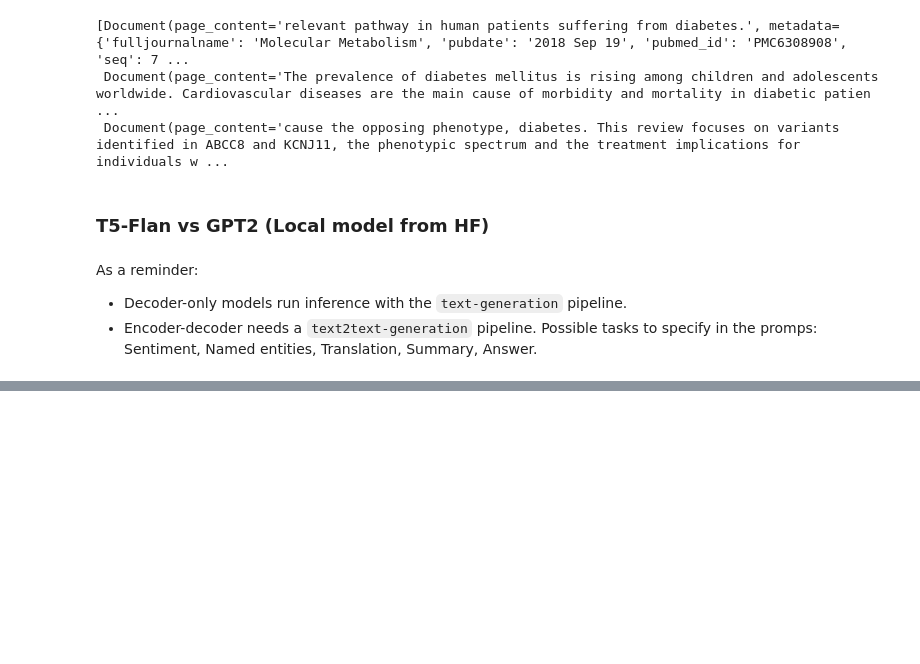
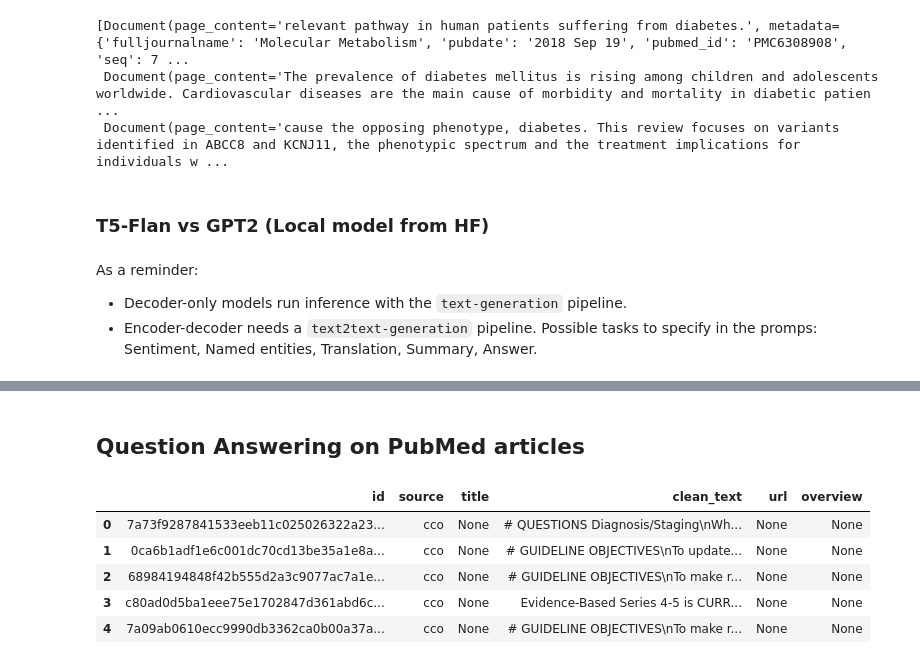
Before and after one commit to saurograndi/healthcare_nlp, a Jupyter notebook: Medical_Chatbot_RAG.ipynb, the cells around one changed output, grey strips where cells are left out. Drawn from its saved outputs; the diff is of its cells as text; code cells hidden in the pictures; blank space fills up the shorter version.

```diff
--- a/Medical_Chatbot_RAG.ipynb
+++ b/Medical_Chatbot_RAG.ipynb
@@ -531,0 +550,19 @@ result with gpt2:
+# %% [markdown]
+## Question Answering on PubMed articles
+# %%
+from datasets import load_dataset
+
+dataset = load_dataset("epfl-llm/guidelines")
+# %%
+import pandas as pd
+
+guidelines_df = pd.DataFrame(dataset['train'][:100])
+guidelines_df.drop(['raw_text'], inplace=True, axis=1)
+guidelines_df.head()
+# %% [output]
+|  | id | source | title | clean_text | url | overview |
+| 0 | 7a73f9287841533eeb11c025026322a23... | cco | None | # QUESTIONS Diagnosis/Staging\nWh... | None | None |
+| 1 | 0ca6b1adf1e6c001dc70cd13be35a1e8a... | cco | None | # GUIDELINE OBJECTIVES\nTo update... | None | None |
+| 2 | 68984194848f42b555d2a3c9077ac7a1e... | cco | None | # GUIDELINE OBJECTIVES\nTo make r... | None | None |
+| 3 | c80ad0d5ba1eee75e1702847d361abd6c... | cco | None | Evidence-Based Series 4-5 is CURR... | None | None |
+| 4 | 7a09ab0610ecc9990db3362ca0b00a37a... | cco | None | # GUIDELINE OBJECTIVES\nTo make r... | None | None |
```
Also changed, not shown: parts of 40 cells of this notebook.
